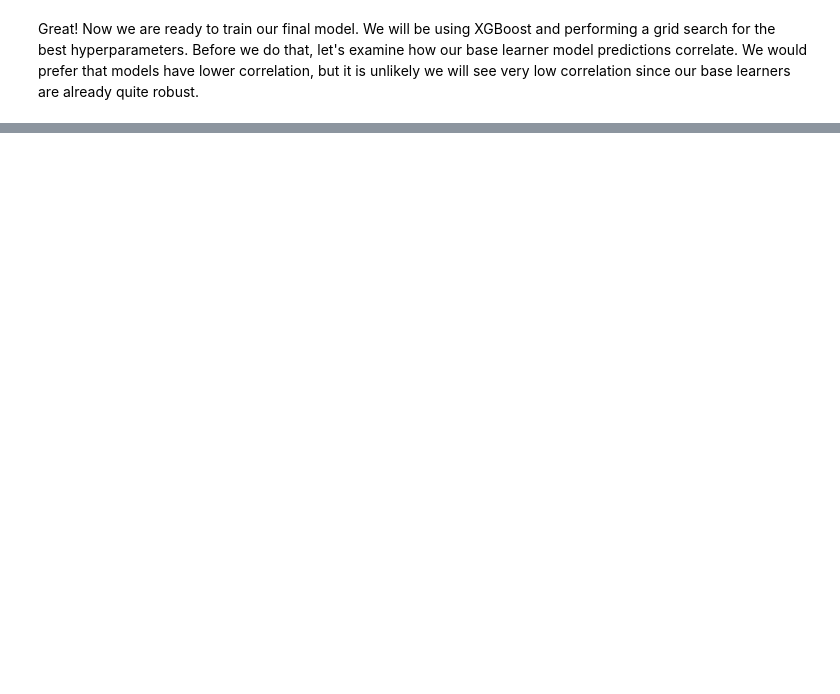
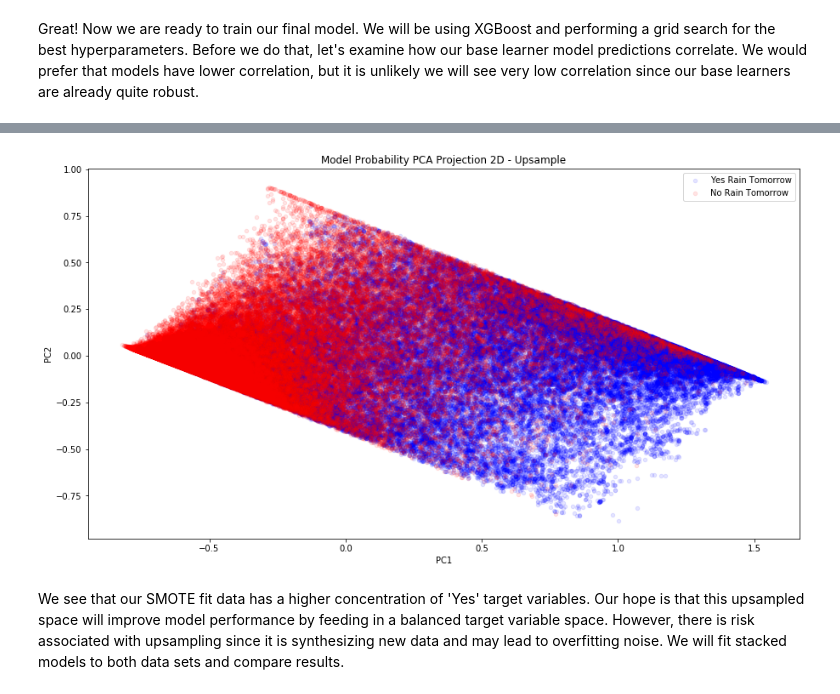
Before and after one commit to arcaputo3/dsc-3-final-project-online-ds-sp-000, a Jupyter notebook: main.ipynb, the cells around one changed output, grey strips where cells are left out. Saved outputs shown, nothing was run; the diff lists cells and outputs as text; code cells hidden in the pictures; blank space fills up the shorter version.

```diff
--- a/main.ipynb
+++ b/main.ipynb
@@ -557,0 +504,6 @@ recall_score(y_test, models['LogisticRegression'].predict(X_test))
+# %%
+plot_2d_space(X_train_f_sm, y_train_sm, upsample=True)
+# %% [output]
+[figure, added]
+# %% [markdown]
+We see that our SMOTE fit data has a higher concentration of 'Yes' target variables. Our hope is that this upsampled space will improve model performance by feeding in a balanced target variable space. However, there is risk associated with upsampling since it is synthesizing new data and may lead to overfitting noise. We will fit stacked models to both data sets and compare results.
```
Also changed, not shown: parts of 51 cells of this notebook.
